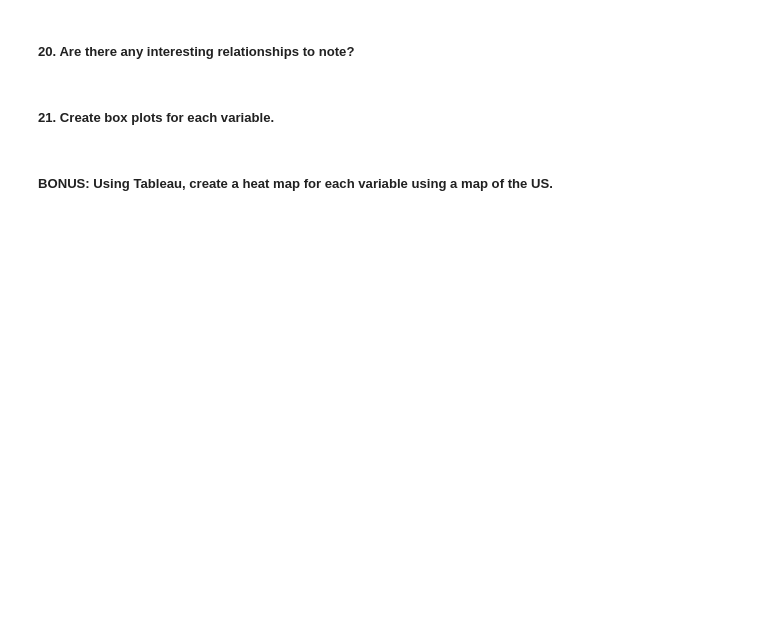
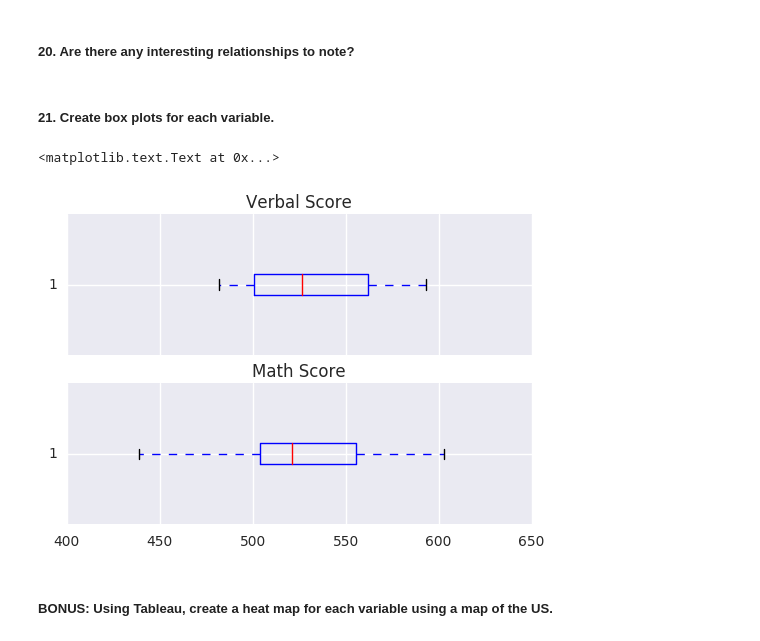
Before and after one commit to SuketuK/project-01, a Jupyter notebook: starter-code/project_1.ipynb, the cells around one changed output. Drawn from its saved outputs; the diff is of its cells as text; code cells hidden in the pictures; blank space fills up the shorter version.

```diff
--- a/starter-code/project_1.ipynb
+++ b/starter-code/project_1.ipynb
@@ -231,5 +220,14 @@ plt.scatter(x,y)
 ##### 20. Are there any interesting relationships to note?
 # %% [markdown]
 ##### 21. Create box plots for each variable.
+# %%
+f, array = plt.subplots(2, sharex=True)
+array[0].boxplot  (sat_ratings['Verbal'], vert=False)
+array[0].set_title('Verbal Score')
+array[1].boxplot(sat_ratings['Math'], vert=False)
+array[1].set_title('Math Score')
+# %% [output]
+<matplotlib.text.Text at 0x...>
+[figure, added]
 # %% [markdown]
 ##### BONUS: Using Tableau, create a heat map for each variable using a map of the US.
```
Also changed, not shown: parts of 15 cells of this notebook, 3 other files.
